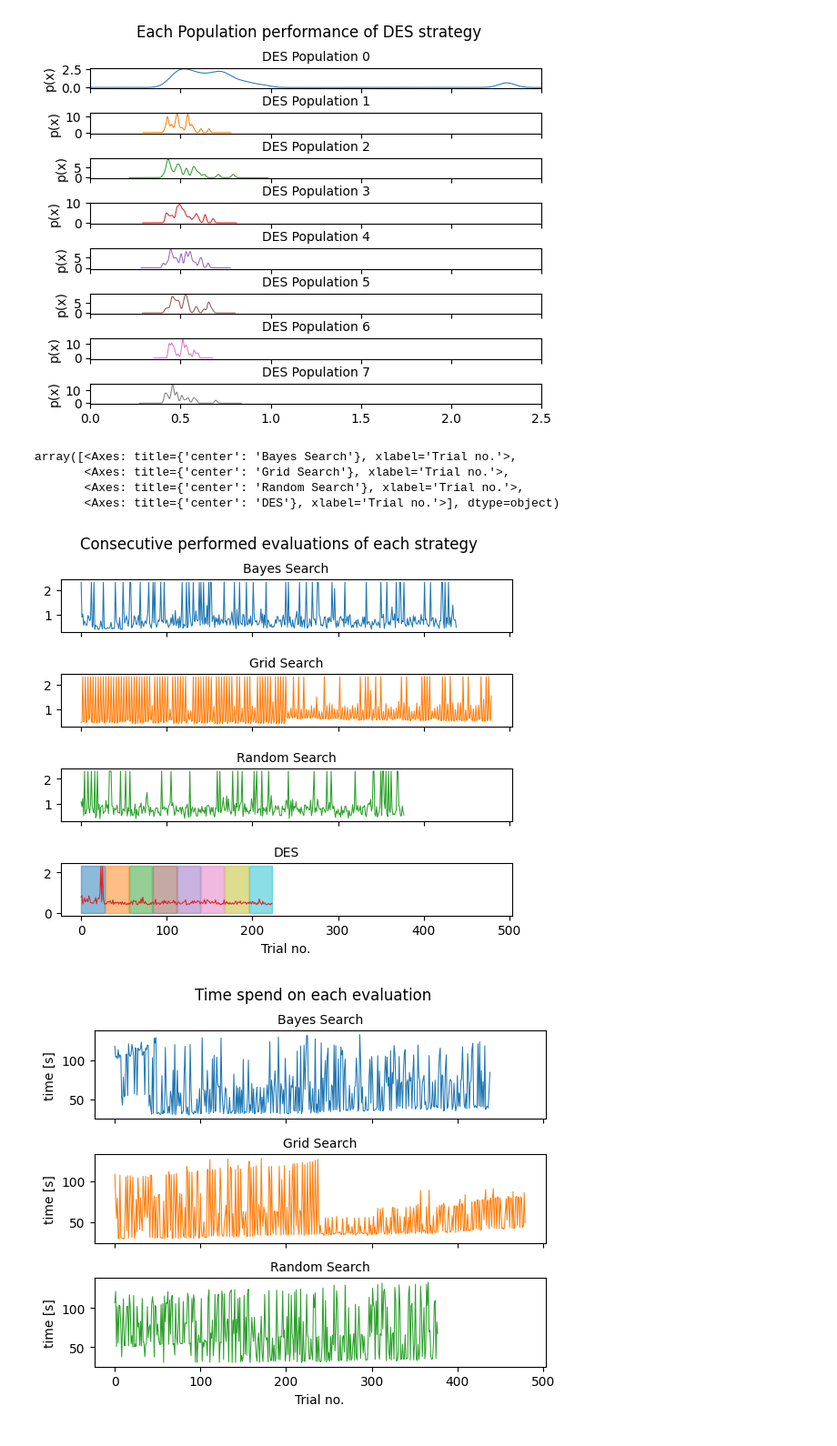
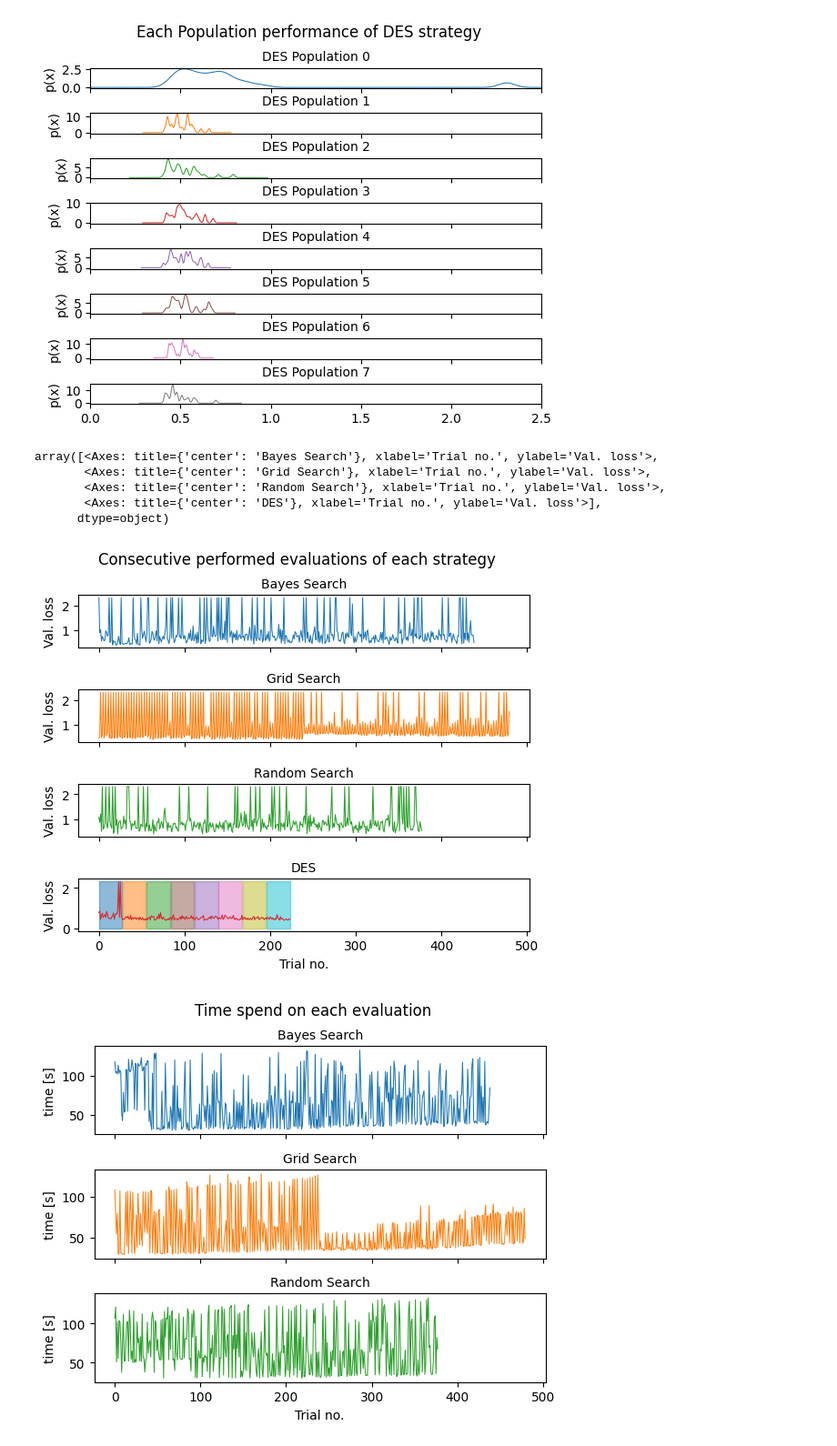
Before and after one commit to RichardStaszkiewicz/CNN-Hyperparameter-Tuning, a Jupyter notebook: Analyze_Trials.ipynb, the cells around one changed output. Shown at 91% size. Saved outputs shown, nothing was run; the diff lists cells and outputs as text; code cells hidden in the pictures.

Commit message:
[Test&Graphic] Added backlog of tests and graphics

```diff
--- a/Analyze_Trials.ipynb
+++ b/Analyze_Trials.ipynb
@@ -156,22 +173,24 @@ DES_pop_graph = axes.copy()
 # %%
 ##### Dorzucić nazwy algorytmów
 cc = maxout_df.copy()
 # for name in ['Bayes Search', 'Grid Search', 'Random Search', 'DES']:
 #     cc.loc[2 < cc[name], name] = 1.5
 axes = cc.plot(linewidth=0.75, subplots=True, legend=False, title=['Bayes Search', 'Grid Search', 'Random Search', 'DES'])
 matplotlib.pyplot.subplots_adjust(hspace=0.8)
 matplotlib.pyplot.suptitle("Consecutive performed evaluations of each strategy")
 for i in range(4):
     axes[i].title.set_size(10)
+    axes[i].set_ylabel('Val. loss')
 for i, c in zip(range(8), ['tab:blue', 'tab:orange', 'tab:green', 'tab:brown', 'tab:purple', 'tab:pink', 'tab:olive', 'tab:cyan']):
     axes[3].fill_between(x=list(range(i*28, (i+1)*28)), y1=0, y2=2.35, color=c, alpha=0.5)
 axes
 # %% [output]
-array([<Axes: title={'center': 'Bayes Search'}, xlabel='Trial no.'>,
-       <Axes: title={'center': 'Grid Search'}, xlabel='Trial no.'>,
-       <Axes: title={'center': 'Random Search'}, xlabel='Trial no.'>,
-       <Axes: title={'center': 'DES'}, xlabel='Trial no.'>], dtype=object)
+array([<Axes: title={'center': 'Bayes Search'}, xlabel='Trial no.', ylabel='Val. loss'>,
+       <Axes: title={'center': 'Grid Search'}, xlabel='Trial no.', ylabel='Val. loss'>,
+       <Axes: title={'center': 'Random Search'}, xlabel='Trial no.', ylabel='Val. loss'>,
+       <Axes: title={'center': 'DES'}, xlabel='Trial no.', ylabel='Val. loss'>],
+      dtype=object)
-[figure, old version]
+[figure, new version]
 # %%
 axes = df[['Strategy', 'time_total_s']].reset_index(names=['Trial no.']).pivot(index='Trial no.', columns='Strategy', values='time_total_s').plot(subplots=True, linewidth=0.75, legend=False, title=['Bayes Search', 'Grid Search', 'Random Search'])
 matplotlib.pyplot.subplots_adjust(hspace=0.4)
```
Also changed, not shown: parts of 3 cells of this notebook, 3 other files.
